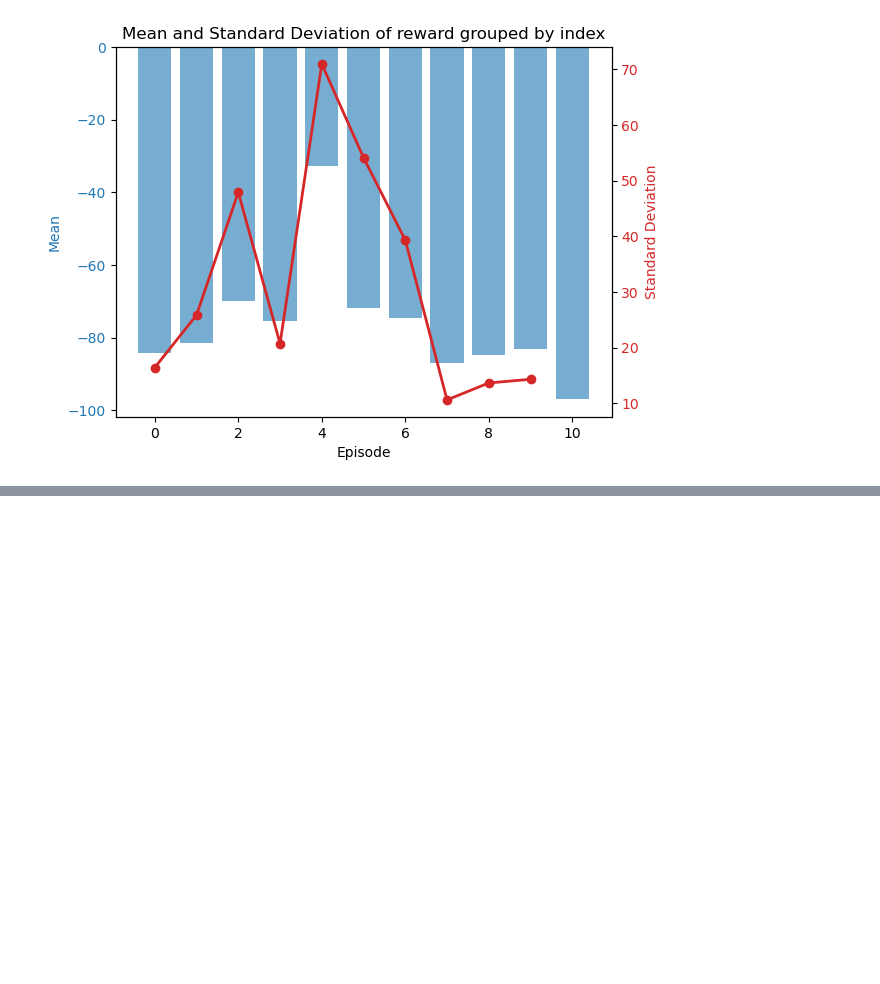
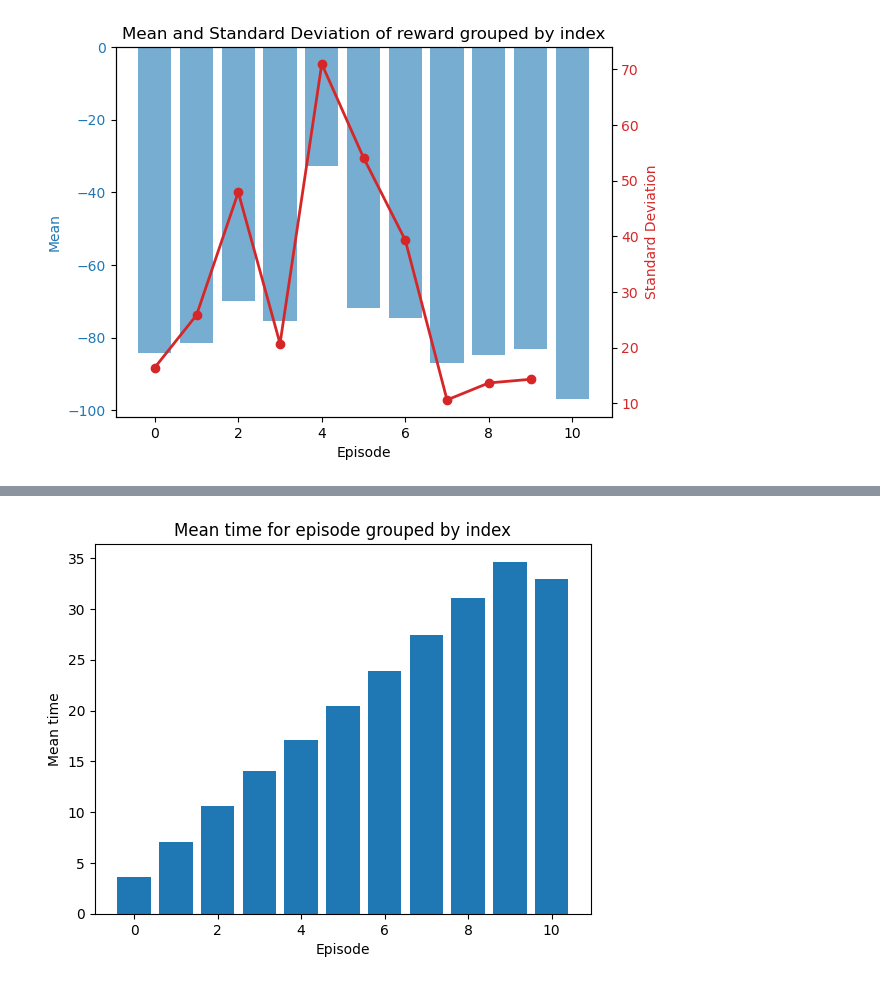
Before and after one commit to dubielel/computational-intelligence-in-digital-data-analysis, a Jupyter notebook: lab5/lab5_DDPG.ipynb, the cells around one changed output, grey strips where cells are left out. Saved outputs shown, nothing was run; the diff lists cells and outputs as text; code cells hidden in the pictures; blank space fills up the shorter version.

```diff
--- a/lab5/lab5_DDPG.ipynb
+++ b/lab5/lab5_DDPG.ipynb
@@ -199,0 +247,4 @@ Using cpu device
+# %%
+plot_mean_time_for_episode(results3)
+# %% [output]
+[figure, added]
```
Also changed, not shown: parts of 20 cells of this notebook.
